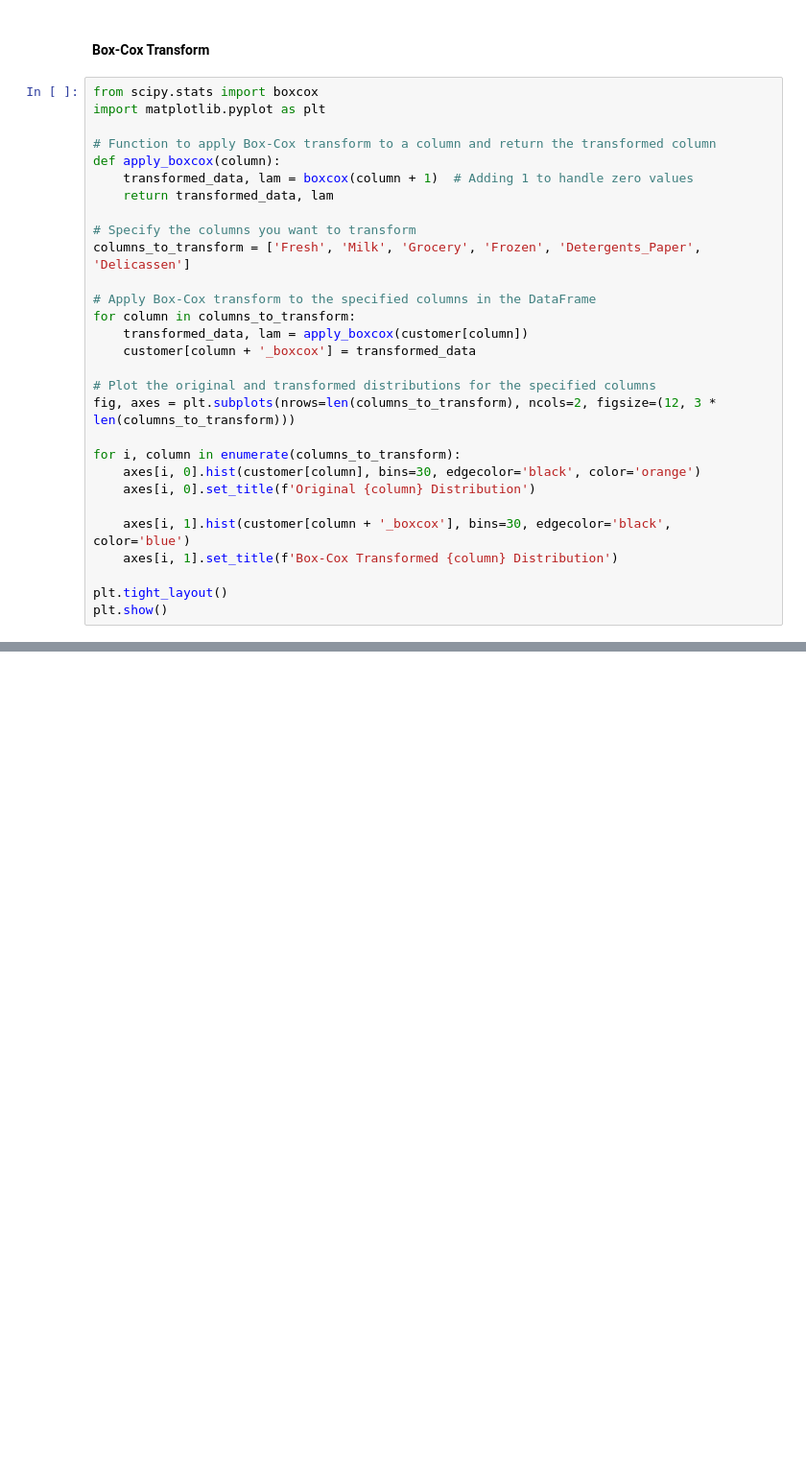
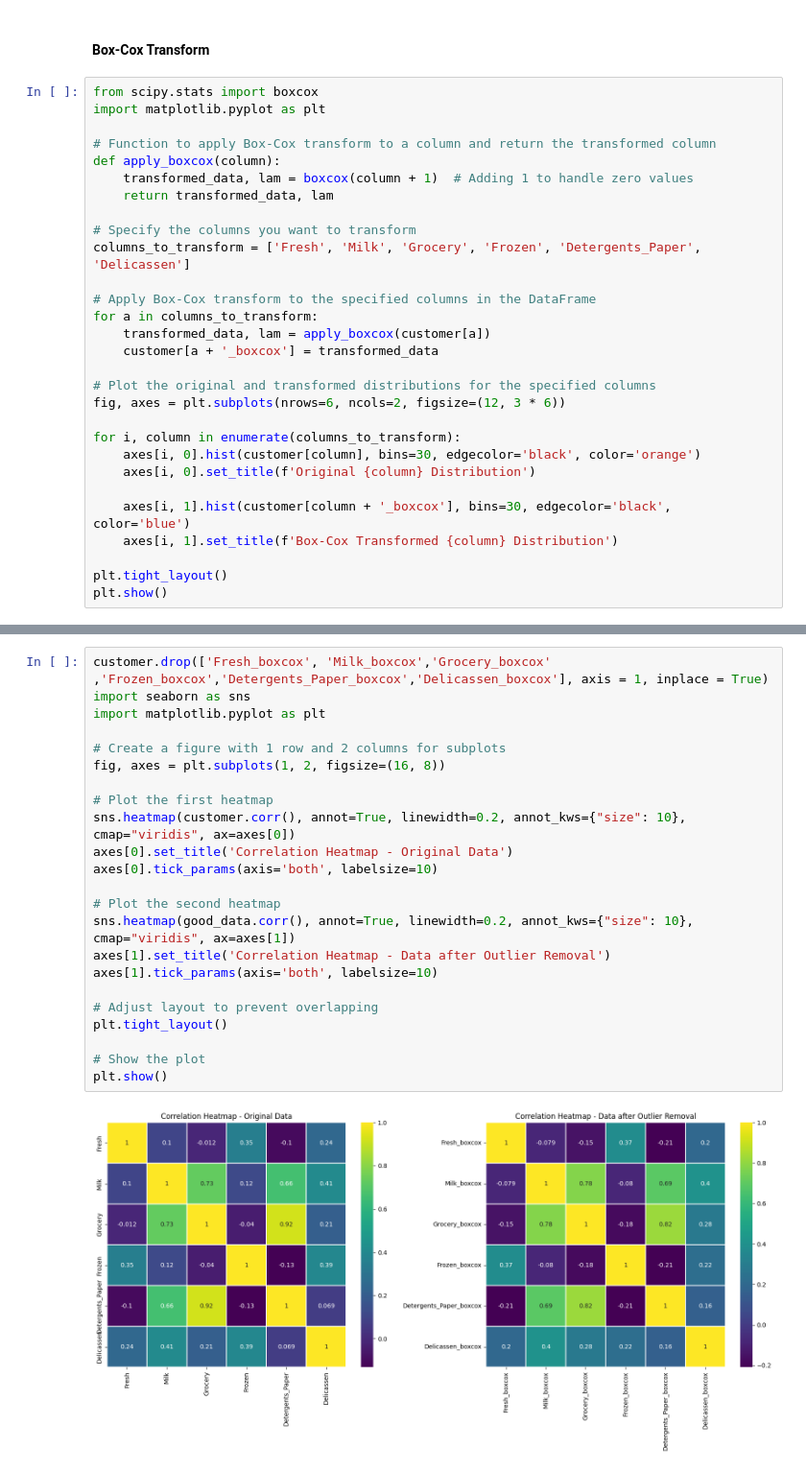
Before and after one commit to Venura-94/Mall-Customer-Segmentation, a Jupyter notebook: research/EDA.ipynb, the cells around one changed output, grey strips where cells are left out. Shown at 96% size. Drawn from its saved outputs; the diff is of its cells as text; blank space fills up the shorter version.

```diff
--- a/research/EDA.ipynb
+++ b/research/EDA.ipynb
@@ -170,12 +185,12 @@ def apply_boxcox(column):
 columns_to_transform = ['Fresh', 'Milk', 'Grocery', 'Frozen', 'Detergents_Paper', 'Delicassen']
 
 # Apply Box-Cox transform to the specified columns in the DataFrame
-for column in columns_to_transform:
-    transformed_data, lam = apply_boxcox(customer[column])
-    customer[column + '_boxcox'] = transformed_data
+for a in columns_to_transform:
+    transformed_data, lam = apply_boxcox(customer[a])
+    customer[a + '_boxcox'] = transformed_data
 
 # Plot the original and transformed distributions for the specified columns
-fig, axes = plt.subplots(nrows=len(columns_to_transform), ncols=2, figsize=(12, 3 * len(columns_to_transform)))
+fig, axes = plt.subplots(nrows=6, ncols=2, figsize=(12, 3 * 6))
 
 for i, column in enumerate(columns_to_transform):
     axes[i, 0].hist(customer[column], bins=30, edgecolor='black', color='orange')
@@ -190,0 +323,25 @@ plt.show()
+# %%
+customer.drop(['Fresh_boxcox', 'Milk_boxcox','Grocery_boxcox' ,'Frozen_boxcox','Detergents_Paper_boxcox','Delicassen_boxcox'], axis = 1, inplace = True)
+import seaborn as sns
+import matplotlib.pyplot as plt
+
+# Create a figure with 1 row and 2 columns for subplots
+fig, axes = plt.subplots(1, 2, figsize=(16, 8))
+
+# Plot the first heatmap
+sns.heatmap(customer.corr(), annot=True, linewidth=0.2, annot_kws={"size": 10}, cmap="viridis", ax=axes[0])
+axes[0].set_title('Correlation Heatmap - Original Data')
+axes[0].tick_params(axis='both', labelsize=10)
+
+# Plot the second heatmap
+sns.heatmap(good_data.corr(), annot=True, linewidth=0.2, annot_kws={"size": 10}, cmap="viridis", ax=axes[1])
+axes[1].set_title('Correlation Heatmap - Data after Outlier Removal')
+axes[1].tick_params(axis='both', labelsize=10)
+
+# Adjust layout to prevent overlapping
+plt.tight_layout()
+
+# Show the plot
+plt.show()
+# %% [output]
+[figure, added]
```
Also changed, not shown: parts of 14 cells of this notebook, 1 other file.
